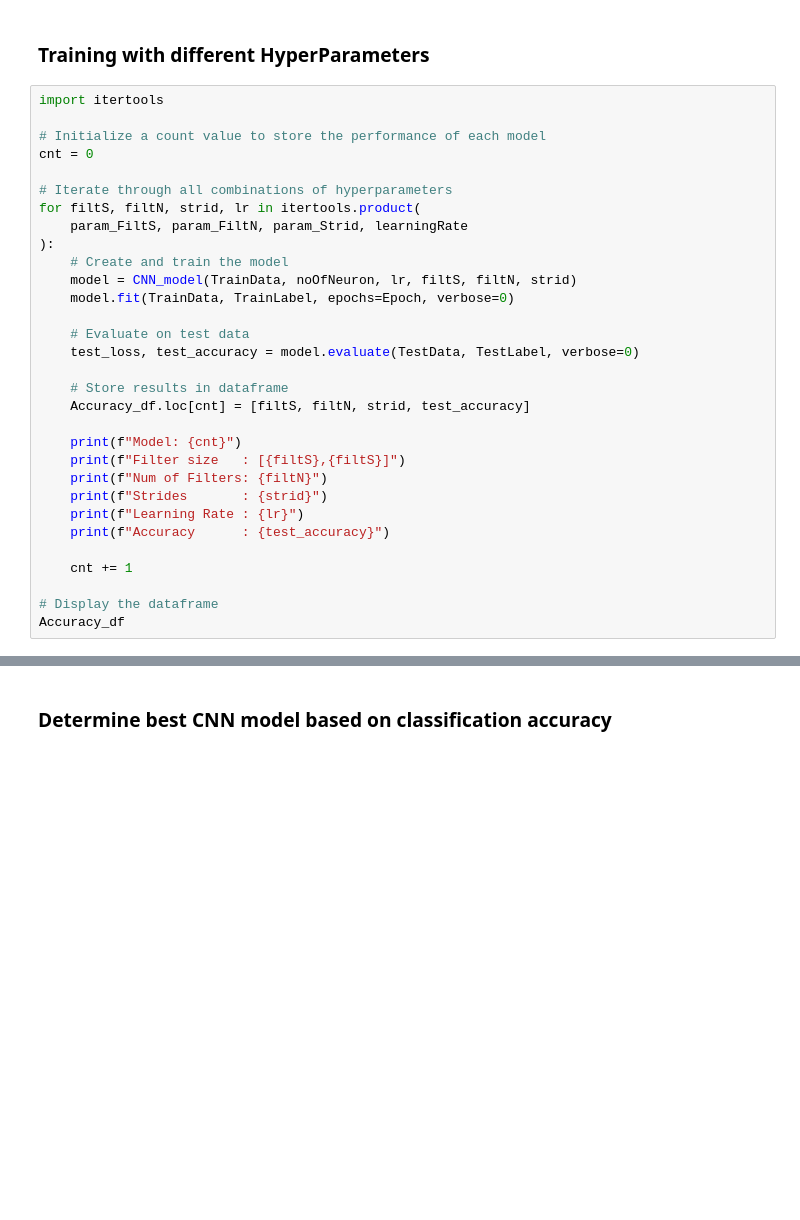
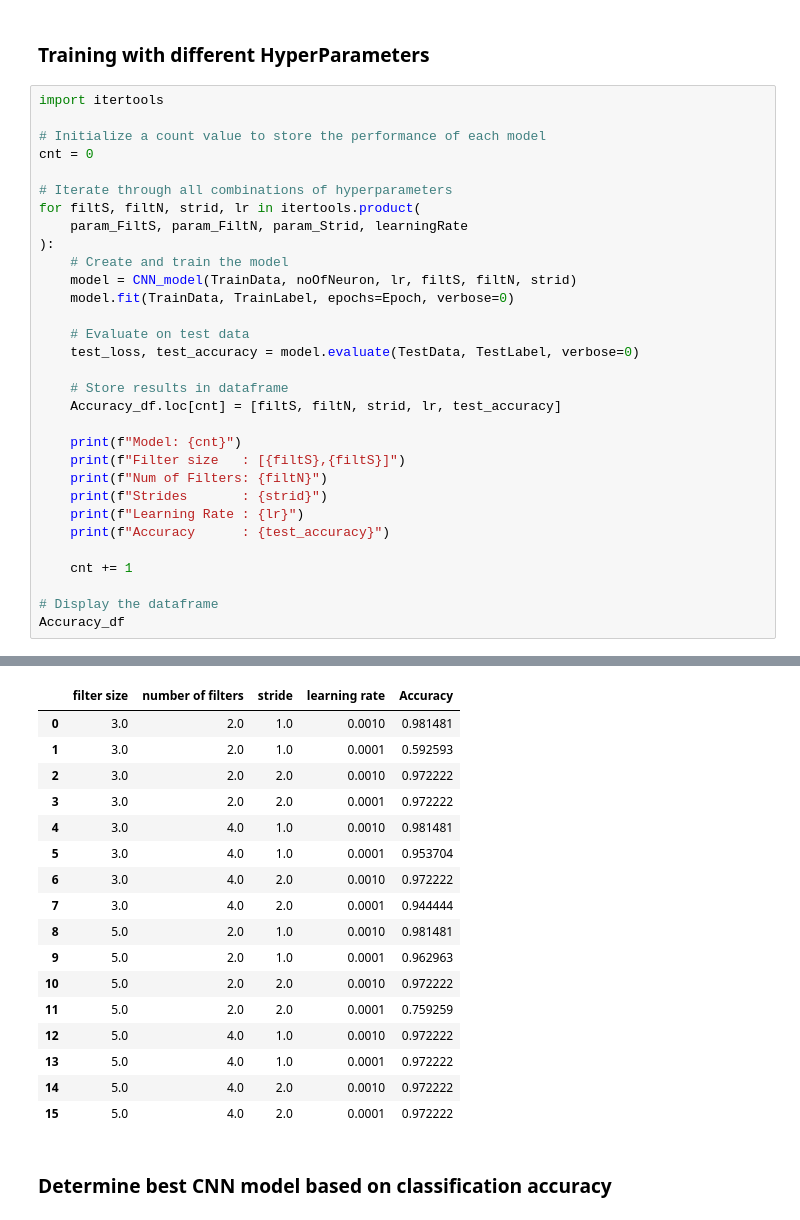
Before and after one commit to rd908213/ME-597-IIoT, a Jupyter notebook: ml_tutorial/HW/HW4/HW4_robertclaud.ipynb, the cells around one changed output, grey strips where cells are left out. Cells and saved outputs as stored; diff of their text form; blank space fills up the shorter version.

```diff
--- a/ml_tutorial/HW/HW4/HW4_robertclaud.ipynb
+++ b/ml_tutorial/HW/HW4/HW4_robertclaud.ipynb
@@ -217,7 +217,7 @@ for filtS, filtN, strid, lr in itertools.product(
     test_loss, test_accuracy = model.evaluate(TestData, TestLabel, verbose=0)
 
     # Store results in dataframe
-    Accuracy_df.loc[cnt] = [filtS, filtN, strid, test_accuracy]
+    Accuracy_df.loc[cnt] = [filtS, filtN, strid, lr, test_accuracy]
 
     print(f"Model: {cnt}")
     print(f"Filter size   : [{filtS},{filtS}]")
@@ -251,4 +250,21 @@ Learning Rate : 0.001
 Accuracy      : 0.9722222089767456
+|  | filter size | number of filters | stride | learning rate | Accuracy |
+| 0 | 3.0 | 2.0 | 1.0 | 0.0010 | 0.981481 |
+| 1 | 3.0 | 2.0 | 1.0 | 0.0001 | 0.592593 |
+| 2 | 3.0 | 2.0 | 2.0 | 0.0010 | 0.972222 |
+| 3 | 3.0 | 2.0 | 2.0 | 0.0001 | 0.972222 |
+| 4 | 3.0 | 4.0 | 1.0 | 0.0010 | 0.981481 |
+| 5 | 3.0 | 4.0 | 1.0 | 0.0001 | 0.953704 |
+| 6 | 3.0 | 4.0 | 2.0 | 0.0010 | 0.972222 |
+| 7 | 3.0 | 4.0 | 2.0 | 0.0001 | 0.944444 |
+| 8 | 5.0 | 2.0 | 1.0 | 0.0010 | 0.981481 |
+| 9 | 5.0 | 2.0 | 1.0 | 0.0001 | 0.962963 |
+| 10 | 5.0 | 2.0 | 2.0 | 0.0010 | 0.972222 |
+| 11 | 5.0 | 2.0 | 2.0 | 0.0001 | 0.759259 |
+| 12 | 5.0 | 4.0 | 1.0 | 0.0010 | 0.972222 |
+| 13 | 5.0 | 4.0 | 1.0 | 0.0001 | 0.972222 |
+| 14 | 5.0 | 4.0 | 2.0 | 0.0010 | 0.972222 |
+| 15 | 5.0 | 4.0 | 2.0 | 0.0001 | 0.972222 |
 # %% [markdown]
 ### Determine best CNN model based on classification accuracy
 # %%
```
Also changed, not shown: parts of 7 cells of this notebook.
